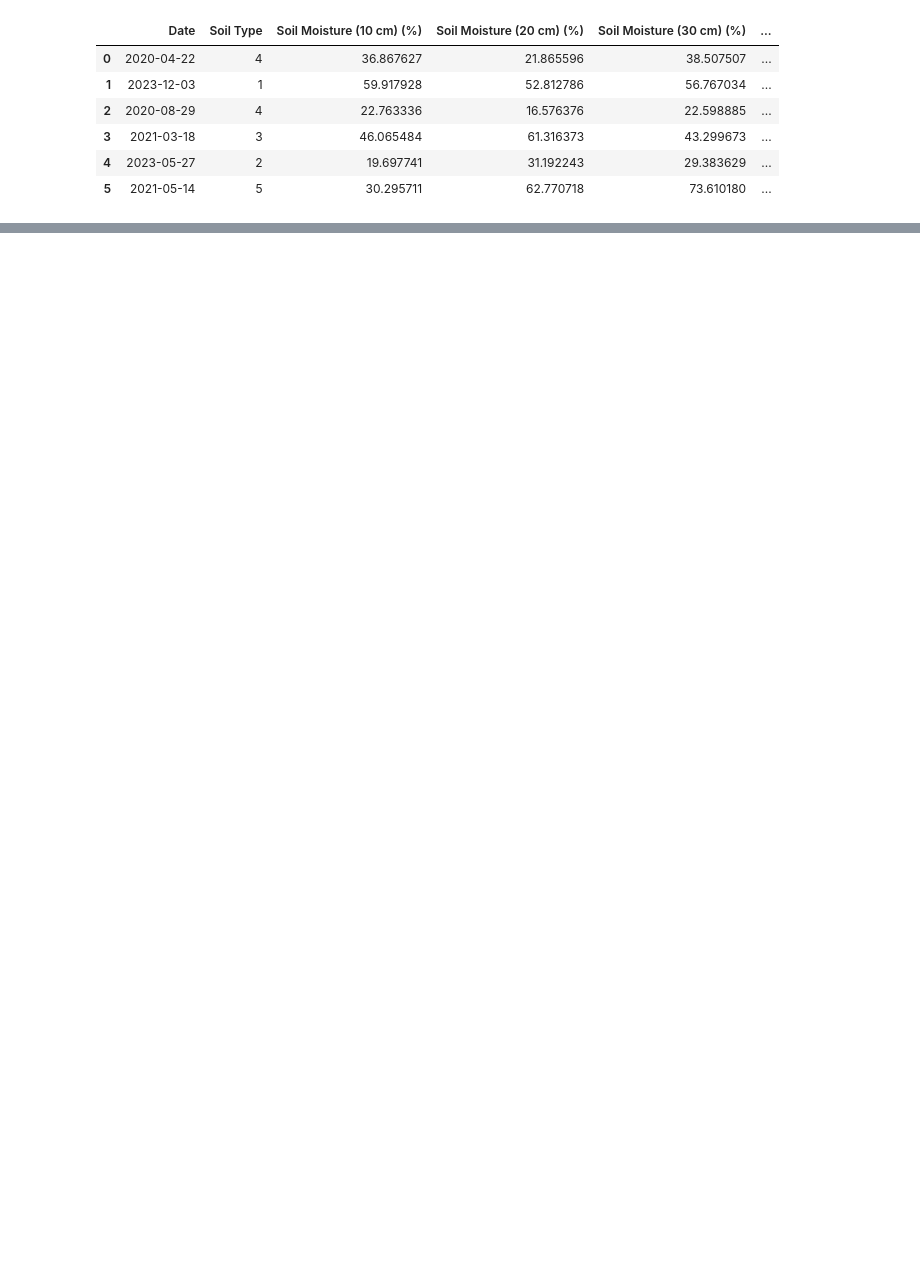
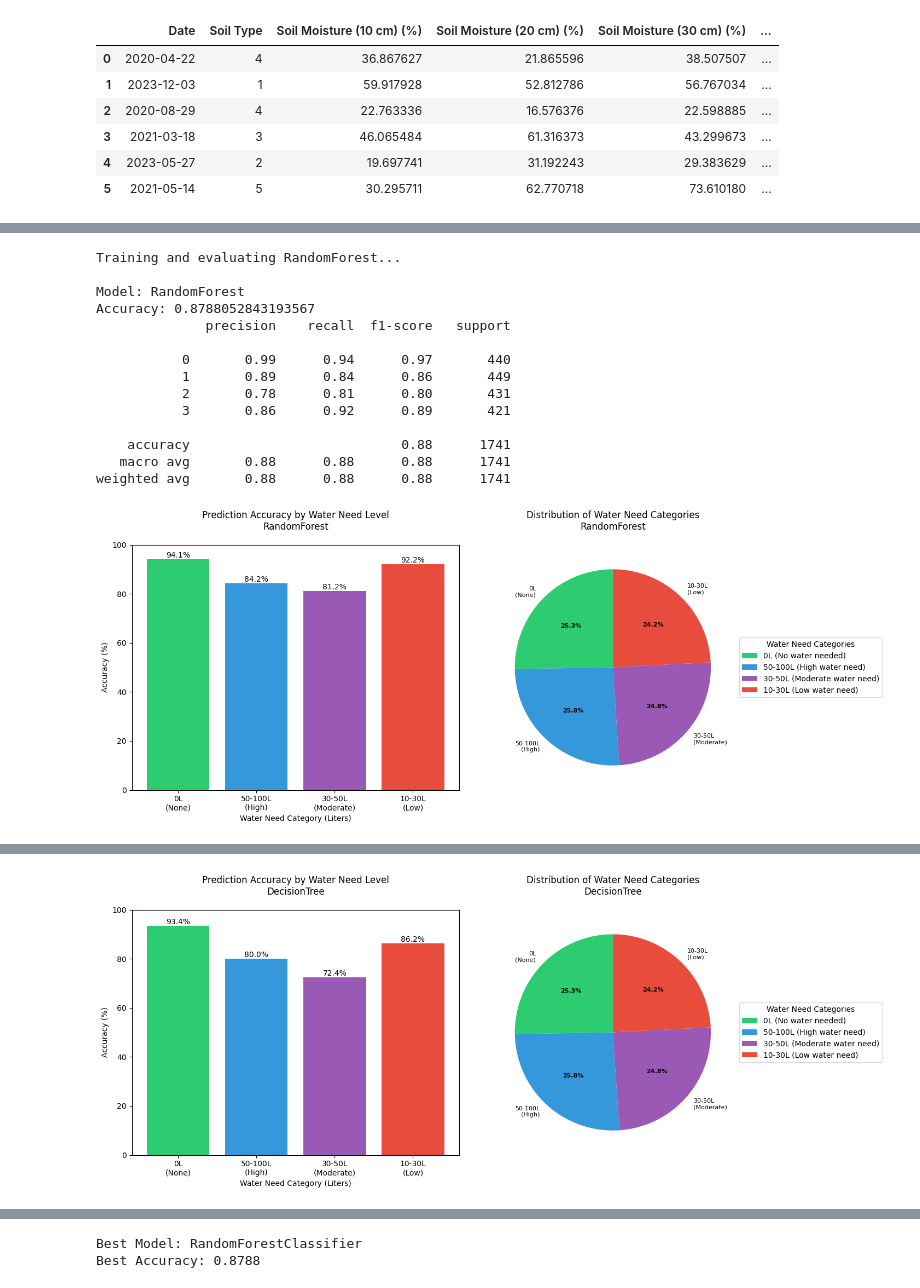
Before and after one commit to thanujaD00/Research_Procjct, a Jupyter notebook: CoconutWaterShedule/trained_Model.ipynb, the cells around one changed output, grey strips where cells are left out. Cells and saved outputs as stored; diff of their text form; code cells hidden in the pictures; blank space fills up the shorter version.

```diff
--- a/CoconutWaterShedule/trained_Model.ipynb
+++ b/CoconutWaterShedule/trained_Model.ipynb
@@ -163,16 +74,0 @@ def evaluate_model(model):
-# %%
-# Cell 7: Train Models
-models = [
-    RandomForestClassifier(random_state=42),
-    DecisionTreeClassifier(random_state=42),
-    LogisticRegression(
-            random_state=42,
-            max_iter=2000,  # Increased iterations
-            solver='lbfgs',
-            multi_class='multinomial',
-            C=1.0,  # Regularization strength
-            class_weight='balanced')
-]
-
-for model in models:
-    evaluate_model(model)
@@ -501,0 +366,55 @@ AttributeError: 'list' object has no attribute 'items'
+# %%
+def main():
+    api_key = "5dd16e6569f3cdae6509d32002b9dc67"
+    city_name = "Bandarawela"
+
+    # Train and evaluate models once
+    best_model = train_and_evaluate_models()
+
+    # Make prediction with real-time weather
+    prediction, probabilities, input_data, weather_data = predict_with_weather(
+        soil_type='Lateritic',
+        moisture_10cm=14.477,
+        moisture_20cm=24.64,
+        moisture_30cm=36.25,
+        plant_age=5,
+        city_name=city_name,
+        api_key=api_key
+    )
+
+    if prediction is not None and probabilities is not None:
+        visualize_prediction_with_weather(
+            prediction, probabilities, input_data, weather_data,
+            best_model.__class__.__name__
+        )
+
+        # Print detailed numerical results
+        print("\nDetailed Prediction Results:")
+        print("-" * 50)
+        print(f"Model Used: {best_model.__class__.__name__}")
+        print(f"Predicted Category: {prediction}")
+        print("\nCategory Probabilities:")
+        categories = ['No Water', 'High (50-100L)', 'Moderate (30-50L)', 'Low (10-30L)']
+        for cat, prob in zip(categories, probabilities):
+            print(f"{cat}: {prob*100:.1f}%")
+    else:
+        print("Error in prediction. Please check input data.")
+
+if __name__ == "__main__":
+    main()
+# %% [output]
+Training and evaluating RandomForest...
+
+Model: RandomForest
+Accuracy: 0.8788052843193567
+              precision    recall  f1-score   support
+
+           0       0.99      0.94      0.97       440
+           1       0.89      0.84      0.86       449
+           2       0.78      0.81      0.80       431
+           3       0.86      0.92      0.89       421
+
+    accuracy                           0.88      1741
+   macro avg       0.88      0.88      0.88      1741
+weighted avg       0.88      0.88      0.88      1741
+[figure, added]
@@ -501,0 +435 @@ AttributeError: 'list' object has no attribute 'items'
+[figure, added]
@@ -501,0 +452,2 @@ AttributeError: 'list' object has no attribute 'items'
+Best Model: RandomForestClassifier
+Best Accuracy: 0.8788
```
Also changed, not shown: parts of 10 cells of this notebook.
